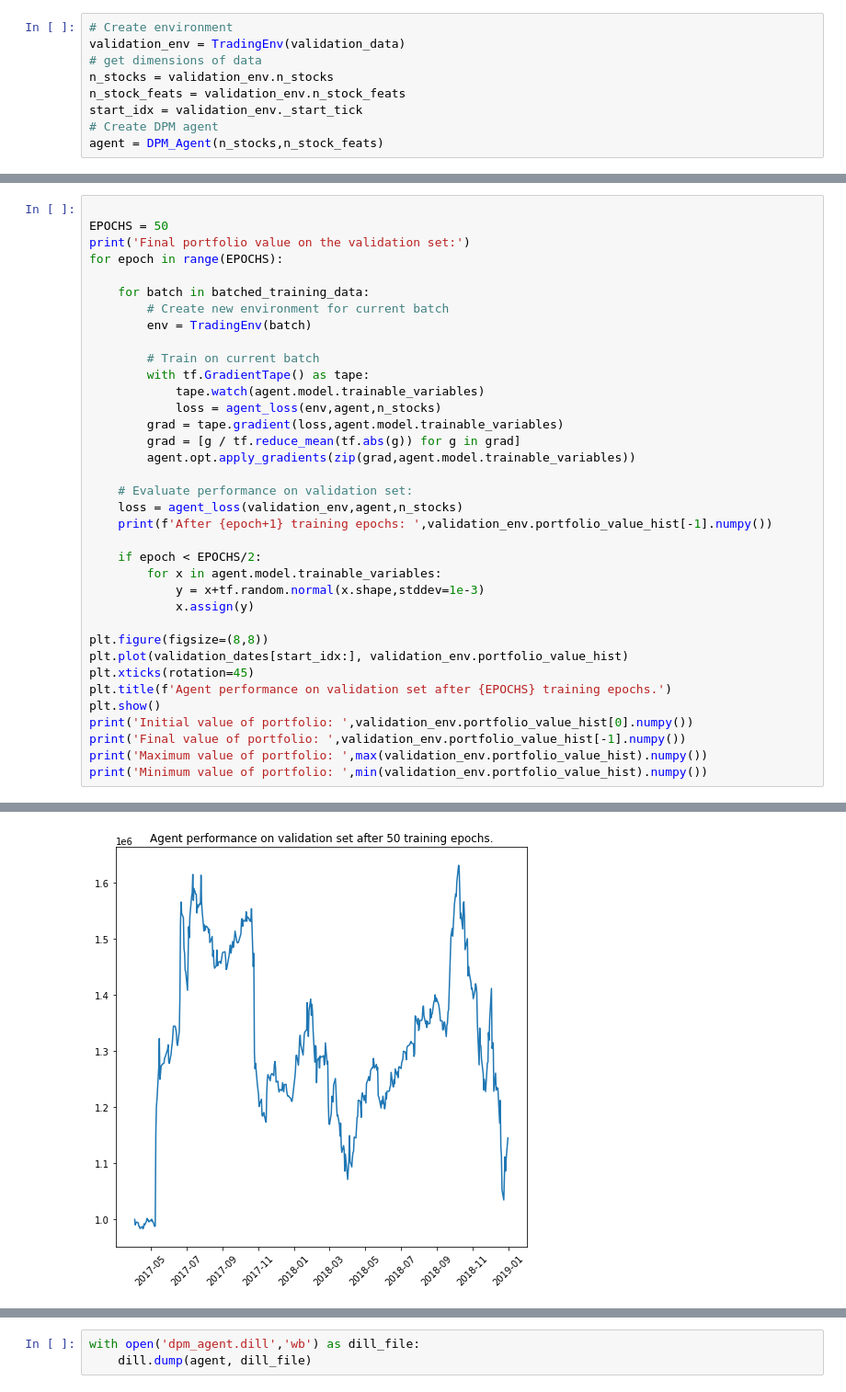
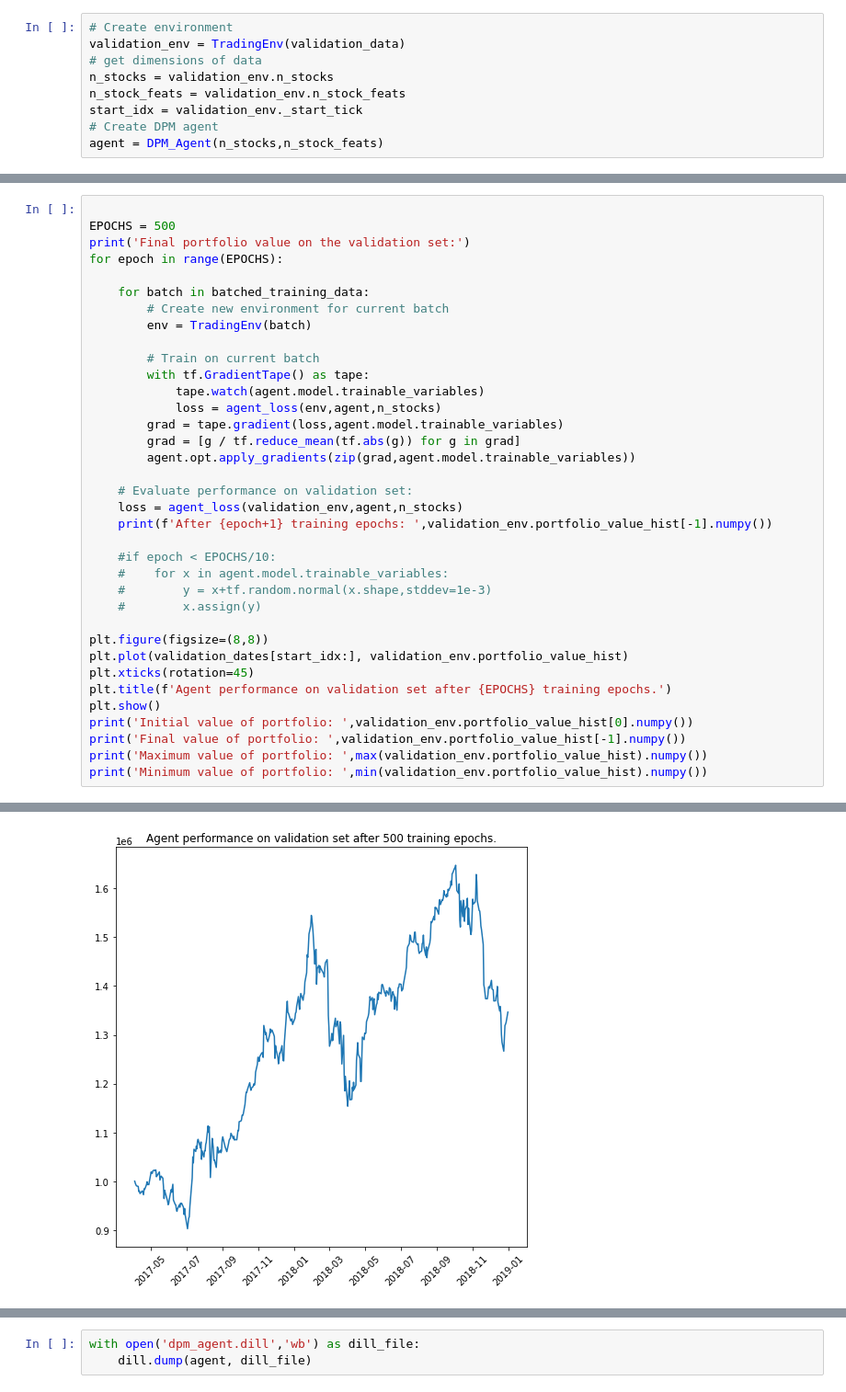
Before and after one commit to rajindermavi/portfolio_management, a Jupyter notebook: portfolio_management/dpm_agent_training.ipynb, the cells around one changed output, grey strips where cells are left out. Shown at 92% size. Saved outputs shown, nothing was run; the diff lists cells and outputs as text.

```diff
--- a/portfolio_management/dpm_agent_training.ipynb
+++ b/portfolio_management/dpm_agent_training.ipynb
@@ -99,6 +99,6 @@ Minimum value of portfolio:  983839.5
 # %%
 
-EPOCHS = 50
+EPOCHS = 500
 print('Final portfolio value on the validation set:')
 for epoch in range(EPOCHS):
 
@@ -118,10 +118,10 @@ for epoch in range(EPOCHS):
     loss = agent_loss(validation_env,agent,n_stocks)
     print(f'After {epoch+1} training epochs: ',validation_env.portfolio_value_hist[-1].numpy())
 
-    if epoch < EPOCHS/2:
-        for x in agent.model.trainable_variables:
-            y = x+tf.random.normal(x.shape,stddev=1e-3)
-            x.assign(y)
+    #if epoch < EPOCHS/10:
+    #    for x in agent.model.trainable_variables:
+    #        y = x+tf.random.normal(x.shape,stddev=1e-3)
+    #        x.assign(y)
 
 plt.figure(figsize=(8,8))
 plt.plot(validation_dates[start_idx:], validation_env.portfolio_value_hist)
@@ -153,2 +153,2 @@ After 50 training epochs:  1145057.1
-[figure, old version]
+[figure, new version]
 Initial value of portfolio:  1000000.0
```
Also changed, not shown: parts of 3 cells of this notebook, 5 other files.
